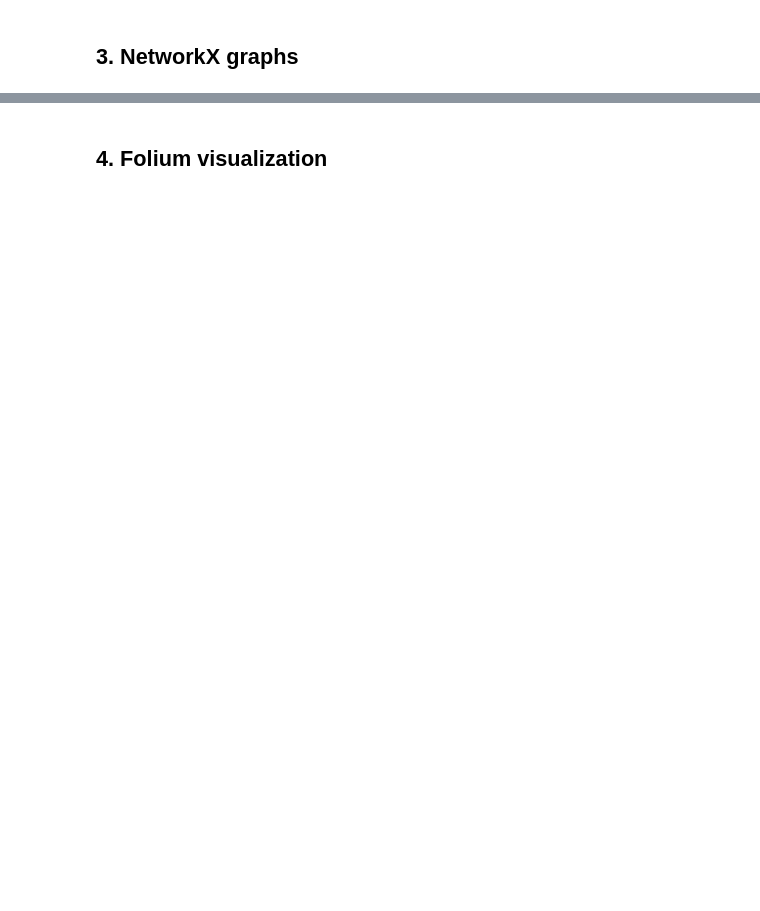
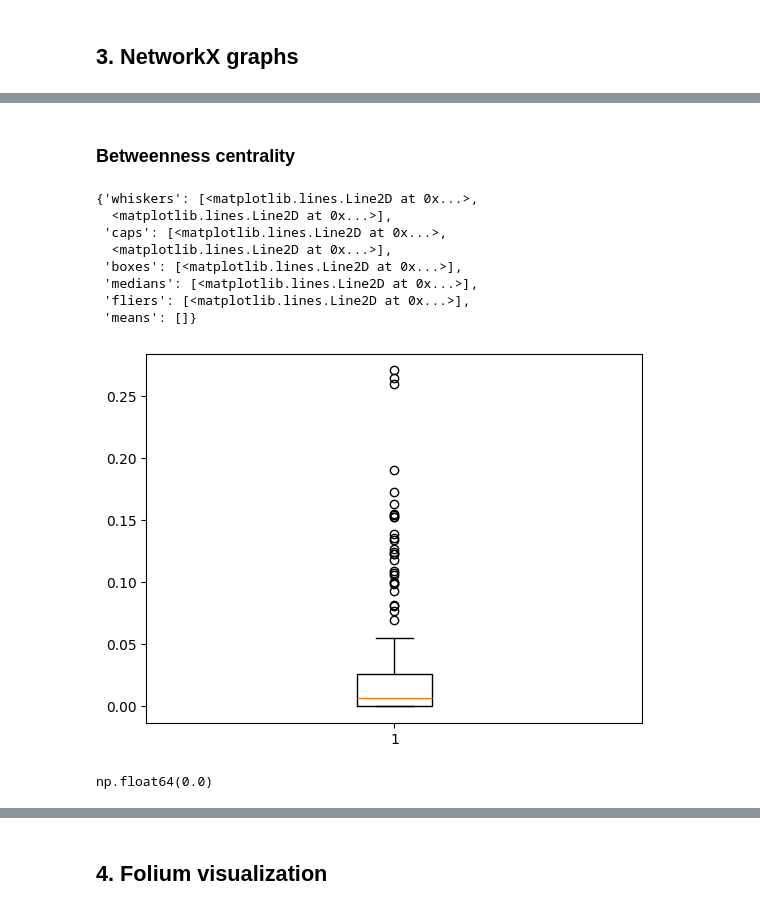
Before and after one commit to eakopyan/Popular-paths, a Jupyter notebook: HOProcess_v2/graph_analysis.ipynb, the cells around one changed output, grey strips where cells are left out. Saved outputs shown, nothing was run; the diff lists cells and outputs as text; code cells hidden in the pictures; blank space fills up the shorter version.

Commit message:
Added betweenness centrality

```diff
--- a/HOProcess_v2/graph_analysis.ipynb
+++ b/HOProcess_v2/graph_analysis.ipynb
@@ -195,0 +187,20 @@ sp
+# %% [markdown]
+### Betweenness centrality
+# %%
+enb_bc = nx.betweenness_centrality(G, weight='Weight')
+# %%
+plt.boxplot(enb_bc.values())
+# %% [output]
+{'whiskers': [<matplotlib.lines.Line2D at 0x...>,
+  <matplotlib.lines.Line2D at 0x...>],
+ 'caps': [<matplotlib.lines.Line2D at 0x...>,
+  <matplotlib.lines.Line2D at 0x...>],
+ 'boxes': [<matplotlib.lines.Line2D at 0x...>],
+ 'medians': [<matplotlib.lines.Line2D at 0x...>],
+ 'fliers': [<matplotlib.lines.Line2D at 0x...>],
+ 'means': []}
+[figure, added]
+# %%
+np.quantile(list(enb_bc.values()), 0.25)
+# %% [output]
+np.float64(0.0)
```
Also changed, not shown: parts of 15 cells of this notebook, 5 other files.
